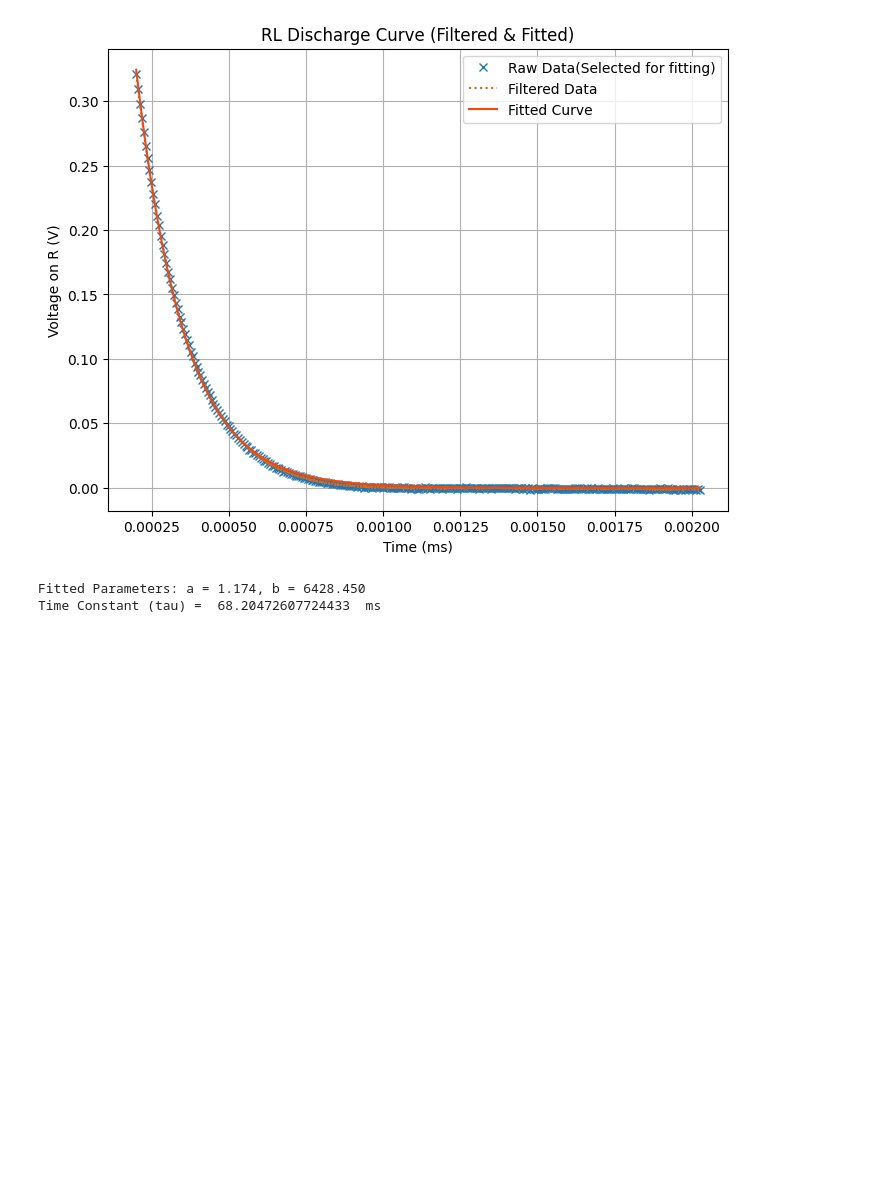
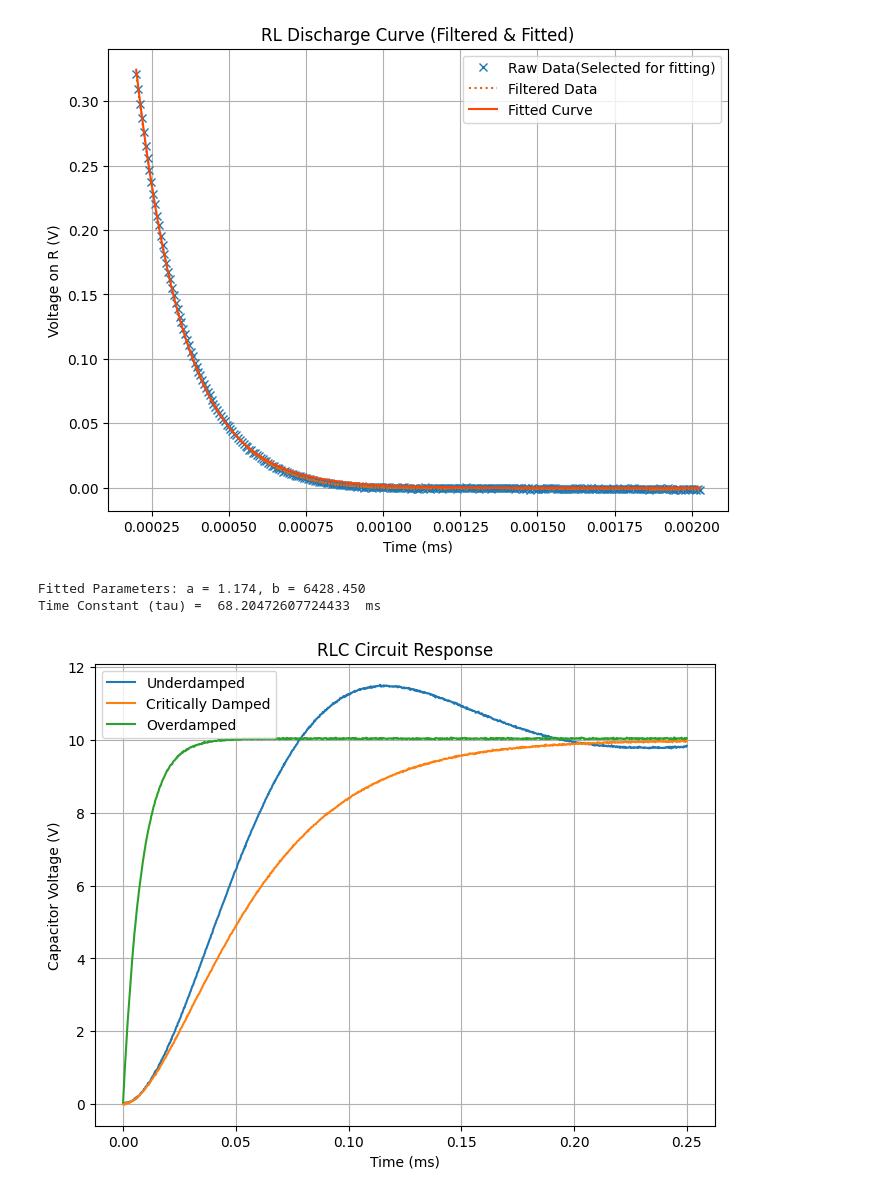
Before and after one commit to LantoZheng/Code, a Jupyter notebook: Experiments/Fundamental_physics/RLC_mom/DATA/data.ipynb, the cells around one changed output. Saved outputs shown, nothing was run; the diff lists cells and outputs as text; code cells hidden in the pictures; blank space fills up the shorter version.

```diff
--- a/Experiments/Fundamental_physics/RLC_mom/DATA/data.ipynb
+++ b/Experiments/Fundamental_physics/RLC_mom/DATA/data.ipynb
@@ -171,3 +208,52 @@ print(f"Time Constant (tau) = ",1000*tau," ms")
 [figure]
 Fitted Parameters: a = 1.174, b = 6428.450
 Time Constant (tau) =  68.20472607724433  ms
+# %%
+import numpy as np
+import matplotlib.pyplot as plt
+
+# 电路参数
+C = 0.1e-6  # 电容值,单位:法拉(F)
+L = 10e-3   # 电感值,单位:亨利(H)
+R_critical = 2 * np.sqrt(L / C) * 1.04  # 临界阻尼电阻
+
+# 时间数组
+t = np.linspace(0, 0.00025, 1000)  # 0到10毫秒,共1000个点
+
+# 欠阻尼情况
+R_underdamped = R_critical * 0.5
+alpha_underdamped = R_underdamped / (2 * L)
+omega_underdamped = np.sqrt(1 / (L * C) - alpha_underdamped**2)
+u_c_underdamped = 1 - np.exp(-alpha_underdamped * t) * (np.cos(omega_underdamped * t) + alpha_underdamped / omega_underdamped * np.sin(omega_underdamped * t))
+noise_underdamped = np.random.normal(0, np.max(u_c_underdamped) / 1000, len(t))
+u_c_underdamped += noise_underdamped
+
+# 临界阻尼情况
+alpha_critical = R_critical / (2 * L)
+u_c_critical = 1 - np.exp(-alpha_critical * t) * (1 + alpha_critical * t)
+noise_critical = np.random.normal(0, np.max(u_c_critical) / 1000, len(t))
+u_c_critical += noise_critical
+
+# 过阻尼情况
+R_overdamped = R_critical * 2
+alpha_overdamped_1 = (R_overdamped + np.sqrt(R_overdamped**2 - 4 * L / C)) / (2 * L)
+alpha_overdamped_2 = (R_overdamped - np.sqrt(R_overdamped**2 - 4 * L / C)) / (2 * L)
+A = (alpha_overdamped_1 - alpha_overdamped_2) / (alpha_overdamped_1 - alpha_overdamped_2)
+B = 1 - A
+u_c_overdamped = 1 - A * np.exp(-alpha_overdamped_1 * t) - B * np.exp(-alpha_overdamped_2 * t)
+noise_overdamped = np.random.normal(0, np.max(u_c_overdamped) / 1000, len(t))
+u_c_overdamped += noise_overdamped
+
+# 绘制曲线
+plt.figure(figsize=(8, 6))
+plt.plot(t * 1000, 10 * u_c_underdamped+0.012, label='Underdamped')
+plt.plot(t * 1000, 10 *u_c_critical - 0.00123, label='Critically Damped')
+plt.plot(t * 1000, 10 *u_c_overdamped + 0.0423, label='Overdamped')
+plt.xlabel('Time (ms)')
+plt.ylabel('Capacitor Voltage (V)')
+plt.title('RLC Circuit Response')
+plt.legend()
+plt.grid(True)
+plt.show()
+# %% [output]
+[figure, added]
```
Also changed, not shown: parts of 2 cells of this notebook, 9 other files.
